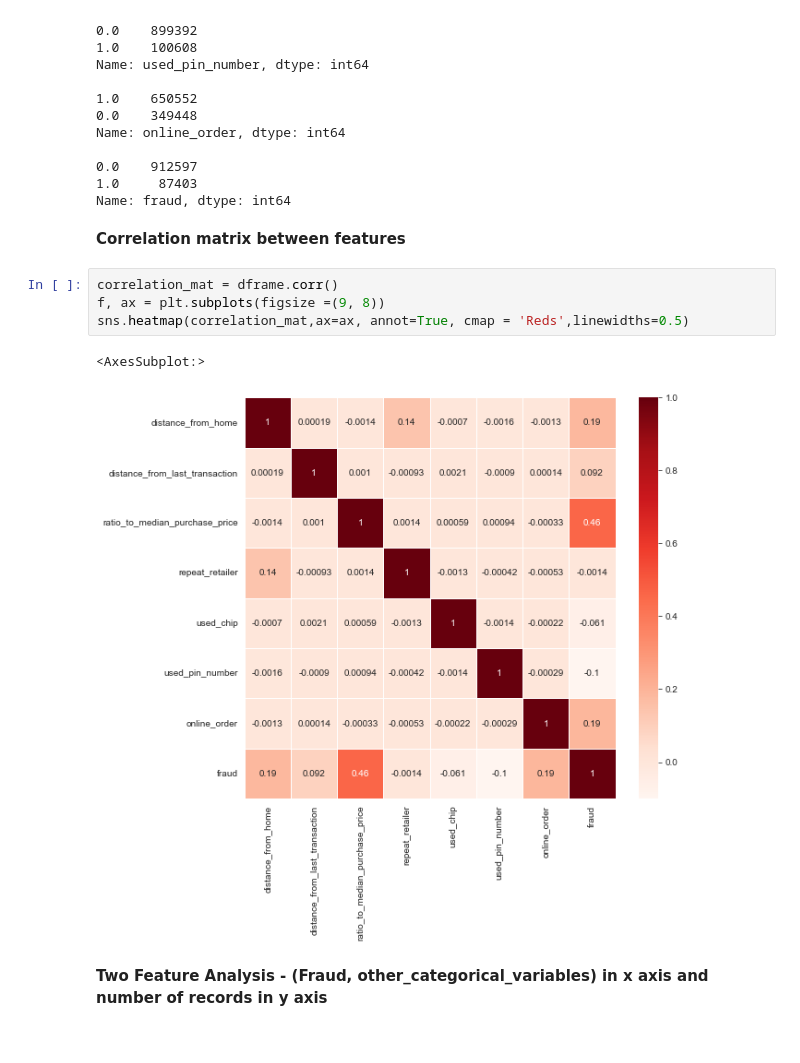
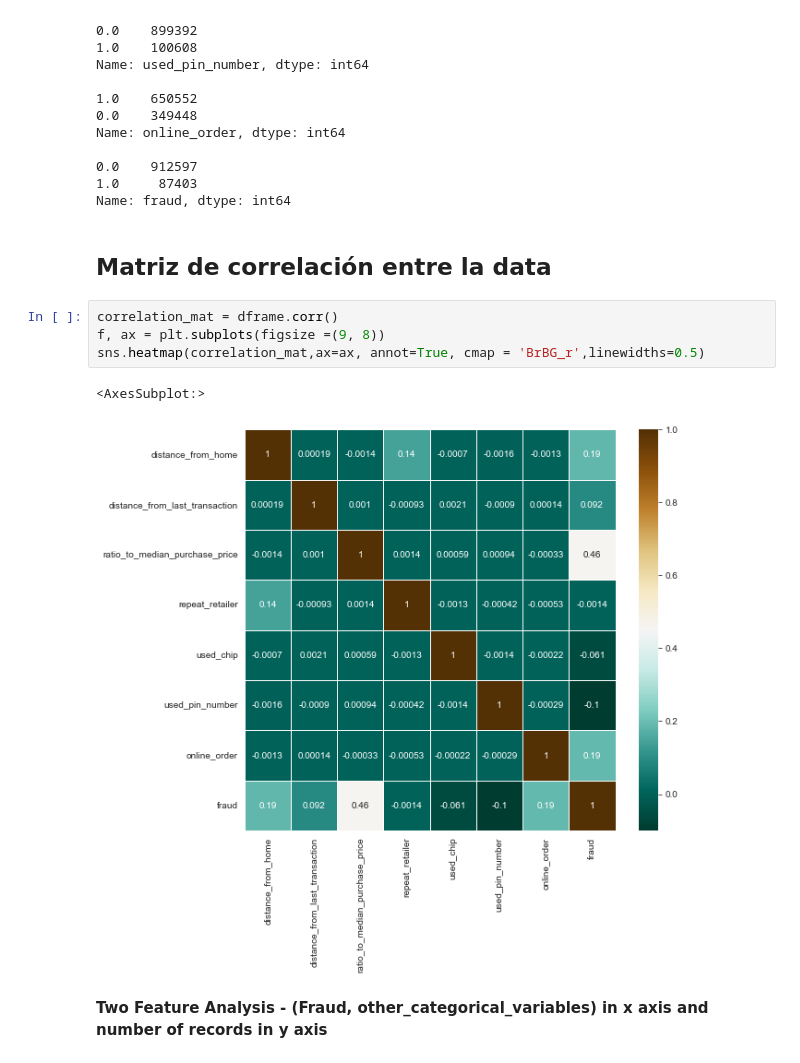
Before and after one commit to Machine1314/Proyecto-Final-AI, a Jupyter notebook: credit_card_fraud.ipynb, the cells around one changed output. Drawn from its saved outputs; the diff is of its cells as text.

```diff
--- a/credit_card_fraud.ipynb
+++ b/credit_card_fraud.ipynb
@@ -114,15 +113,15 @@ Name: online_order, dtype: int64
 0.0    912597
 1.0     87403
 Name: fraud, dtype: int64
-# %% [markdown]
-<b>Correlation matrix between features<b>
+# %% [markdown]
+## Matriz de correlación entre la data
 # %%
 correlation_mat = dframe.corr()
 f, ax = plt.subplots(figsize =(9, 8))
-sns.heatmap(correlation_mat,ax=ax, annot=True, cmap = 'Reds',linewidths=0.5)
+sns.heatmap(correlation_mat,ax=ax, annot=True, cmap = 'BrBG_r',linewidths=0.5)
 # %% [output]
 <AxesSubplot:>
-[figure, old version]
+[figure, new version]
 # %% [markdown]
 <b>Two Feature Analysis - (Fraud, other_categorical_variables) in x axis and number of records in y axis<b>
 # %%
```
Also changed, not shown: parts of 67 cells of this notebook.
